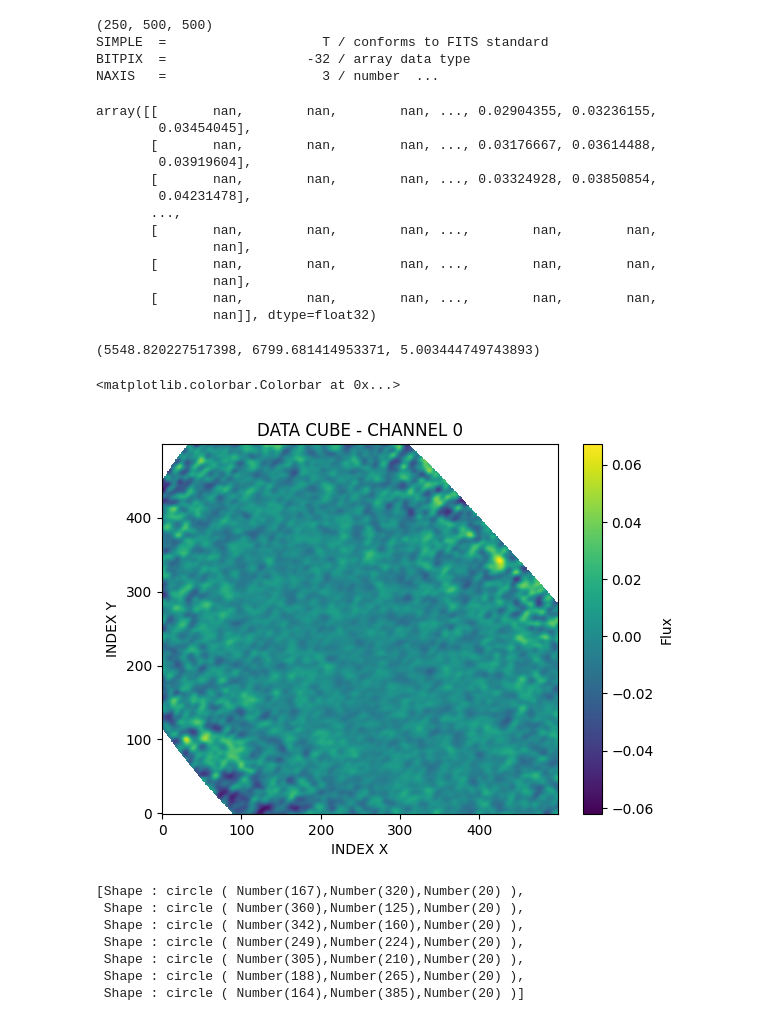
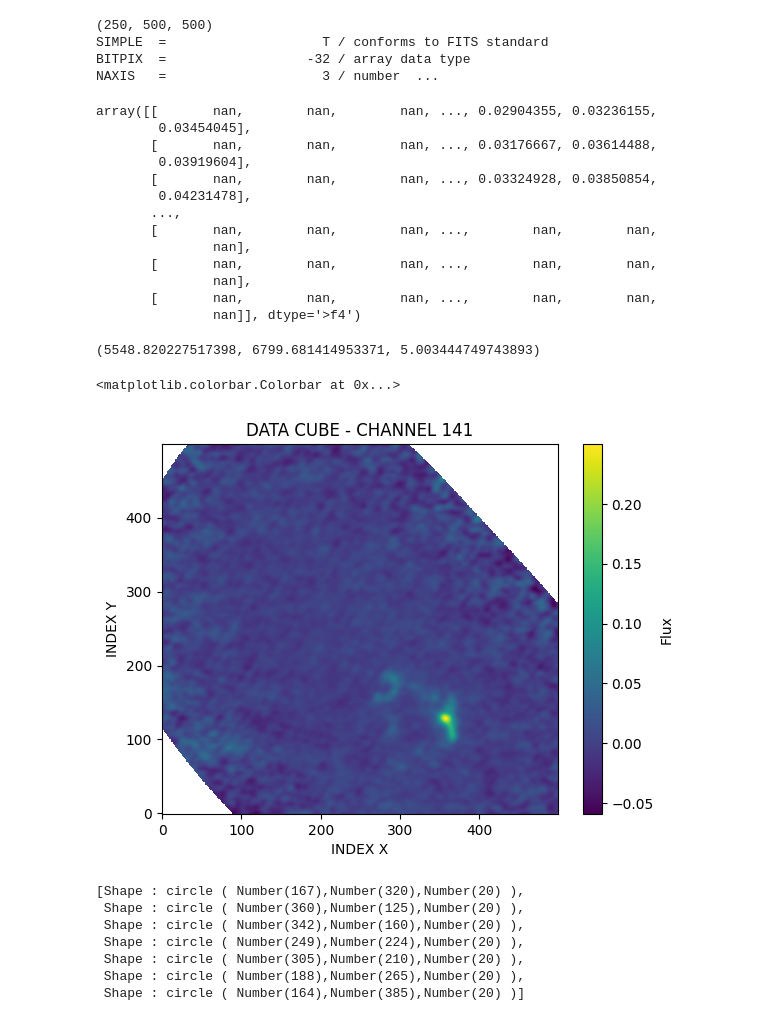
Before and after one commit to danielvijill/nrao-nine-2024, a Jupyter notebook: NGC5258_tutorial.ipynb, the cells around one changed output. Cells and saved outputs as stored; diff of their text form; code cells hidden in the pictures.

```diff
--- a/NGC5258_tutorial.ipynb
+++ b/NGC5258_tutorial.ipynb
@@ -257,7 +257,7 @@ total_emission_jy/area_pixels
 # %%
 #first, we read the cube and extract the header from it
 
-imagen2= fits.open('/content/drive/MyDrive/Codigos/NGC_5258_cube_1arcsec_inregion.pbcor_hcorr.fits')[0]
+imagen2= fits.open('/content/drive/MyDrive/Imaging Codes/Galaxyfits/NGC_5258_cube_1arcsec_inregion.pbcor_hcorr.fits')[0]
 imagen2
 
 #data and header
@@ -291,7 +291,7 @@ array([[       nan,        nan,        nan, ..., 0.02904355, 0.03236155,
        [       nan,        nan,        nan, ...,        nan,        nan,
                nan],
        [       nan,        nan,        nan, ...,        nan,        nan,
-               nan]], dtype=float32)
+               nan]], dtype='>f4')
 # %%
 V_d        = (1-cube_header['CRVAL3']/cube_header['RESTFRQ'])*2.99999e5                                                   #converts central freq to velocity
 V_u        = (1-(cube_header['CRVAL3']+cube_header['CDELT3']*cube_header['NAXIS3'])/cube_header['RESTFRQ'])*2.99999e5     # calculates the lower frequency
@@ -301,19 +301,19 @@ V_d, V_u, deltaV
 # %% [output]
 (5548.820227517398, 6799.681414953371, 5.003444749743893)
 # %%
-channel_index = 0
+channel_index = 141
 plt.imshow(cube_data[channel_index], origin='lower', cmap='viridis', aspect='auto')
 
 #set labels
 plt.xlabel('INDEX X')
 plt.ylabel('INDEX Y')
 plt.title(f'DATA CUBE - CHANNEL {channel_index}')
 
 #show the figure of cube
 plt.colorbar(label='Flux')
 # %% [output]
 <matplotlib.colorbar.Colorbar at 0x...>
-[figure, old version]
+[figure, new version]
 # %%
 #now we use the apertures created in ds9 as regions, generate a profile for each region and create a plot for each one.
 
```
Also changed, not shown: parts of 20 cells of this notebook.
